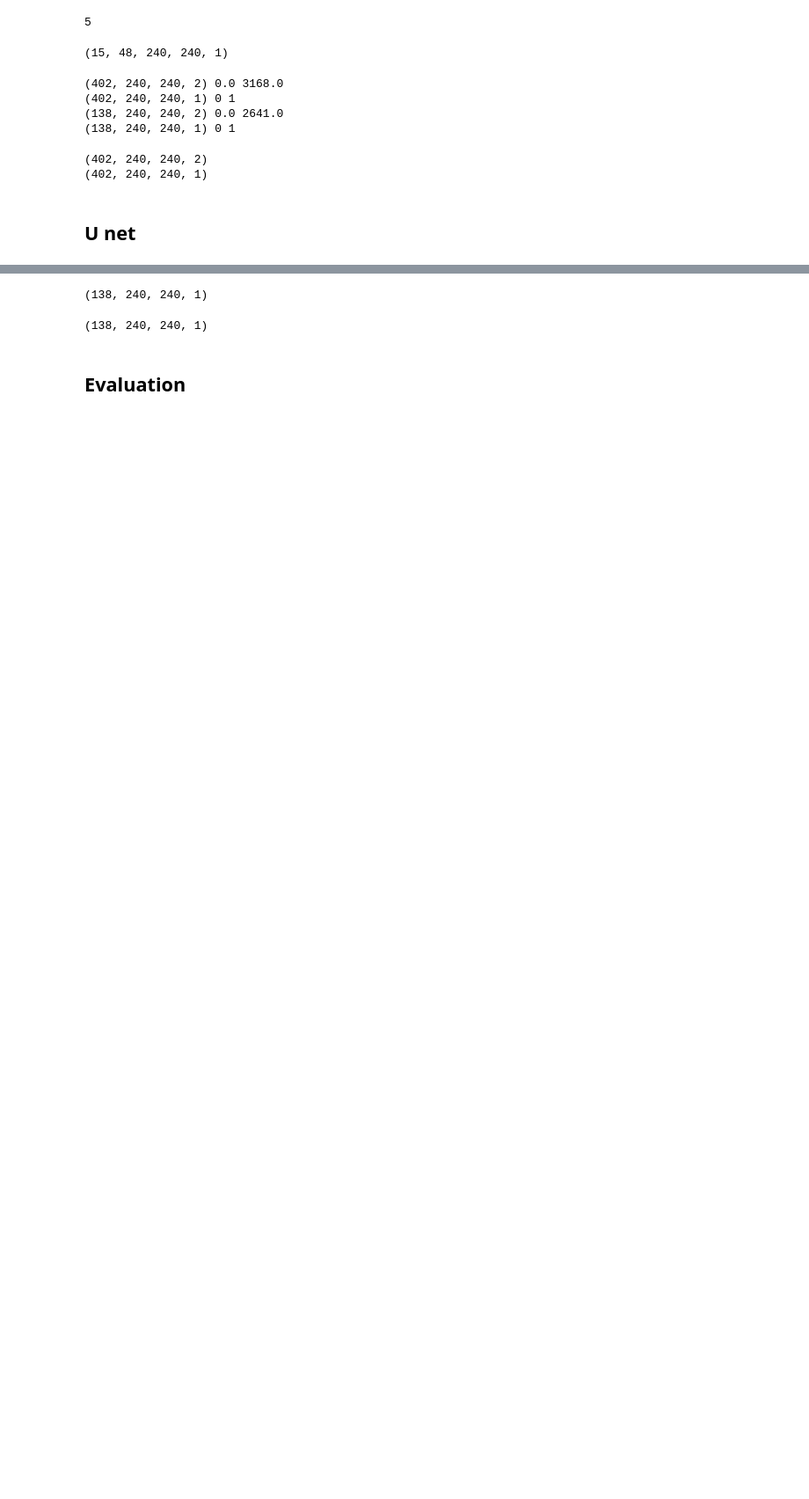
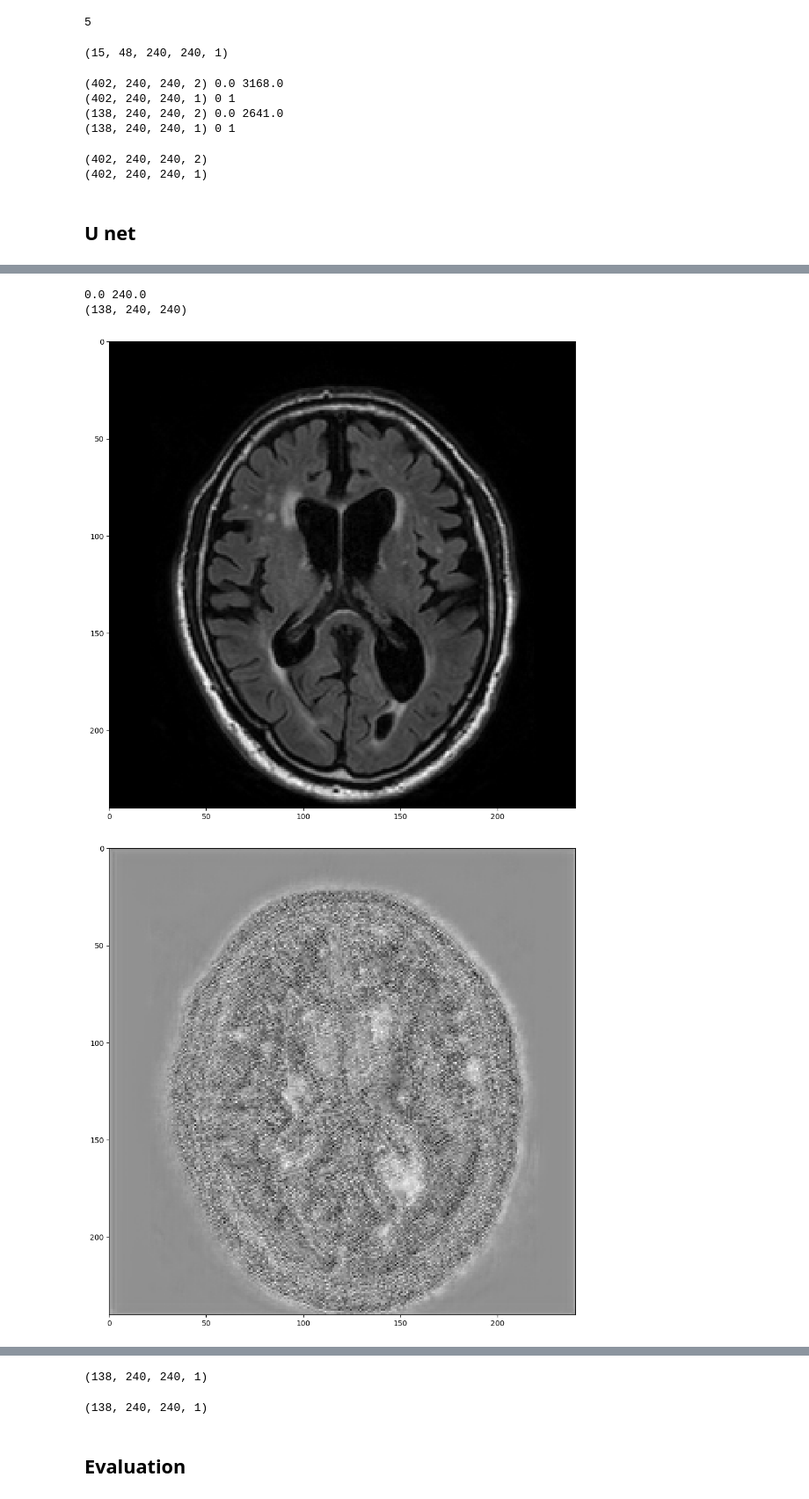
Before and after one commit to JingQin-JQ/umcu, a Jupyter notebook: src/utrecht.ipynb, the cells around one changed output, grey strips where cells are left out. Shown at 88% size. Cells and saved outputs as stored; diff of their text form; code cells hidden in the pictures; blank space fills up the shorter version.

```diff
--- a/src/utrecht.ipynb
+++ b/src/utrecht.ipynb
@@ -392,0 +486,26 @@ Saving predicted masks to files...
+# %%
+def Utrecht_postprocessing(FLAIR_array, pred):
+    start_slice = 6
+    num_selected_slice = np.shape(FLAIR_array)[0]
+    image_rows_Dataset = np.shape(FLAIR_array)[1]
+    image_cols_Dataset = np.shape(FLAIR_array)[2]
+    original_pred = np.ndarray(np.shape(FLAIR_array), dtype=np.float32)
+#     print((image_rows_Dataset-rows_standard)/2,(image_rows_Dataset+rows_standard)/2)
+    original_pred[:,int((image_rows_Dataset-rows_standard)/2):int((image_rows_Dataset+rows_standard)/2),int((image_cols_Dataset-cols_standard)/2):int((image_cols_Dataset+cols_standard)/2)] = pred[:,:,:,0]
+
+    original_pred[0:start_slice, :, :] = 0
+    original_pred[(num_selected_slice-start_slice-1):(num_selected_slice-1), :, :] = 0
+    return original_pred
+# %%
+rows_standard = 240
+cols_standard= 240
+original_pred = Utrecht_postprocessing(Xtest[:,:,:,0], resultFilename)
+print(original_pred.shape)
+myshow(sitk.GetImageFromArray(Xtest[50,:,:,0]))
+myshow(sitk.GetImageFromArray(resultFilename[50,:,:,0]))
+myshow(sitk.GetImageFromArray(original_pred[50,:,:]))
+# %% [output]
+0.0 240.0
+(138, 240, 240)
+[figure, added]
+[figure, added]
```
Also changed, not shown: parts of 14 cells of this notebook.
